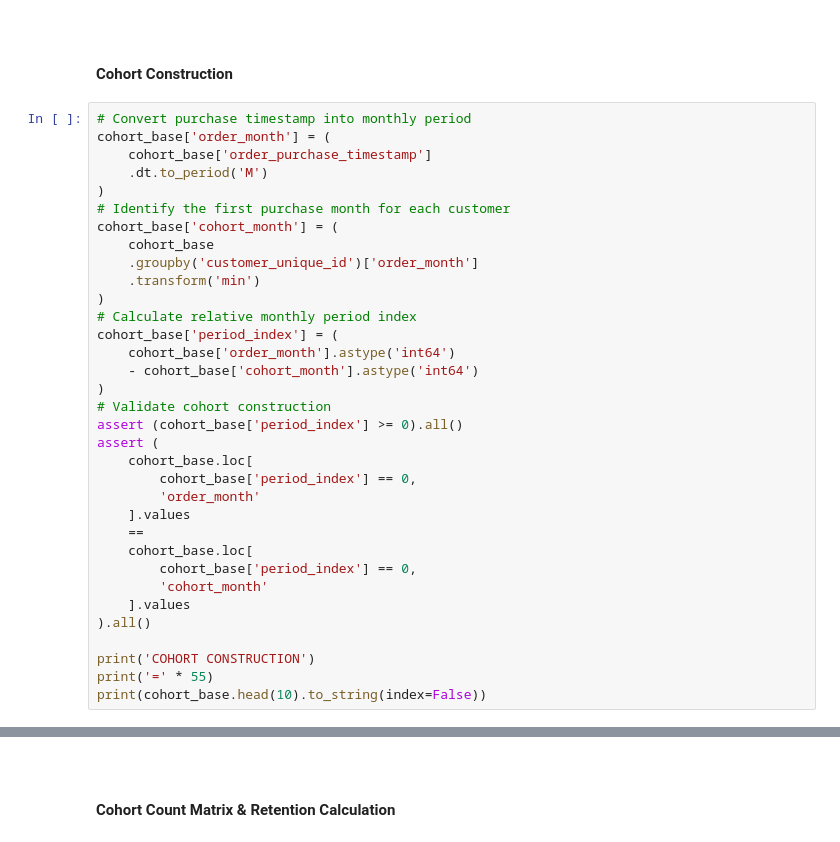
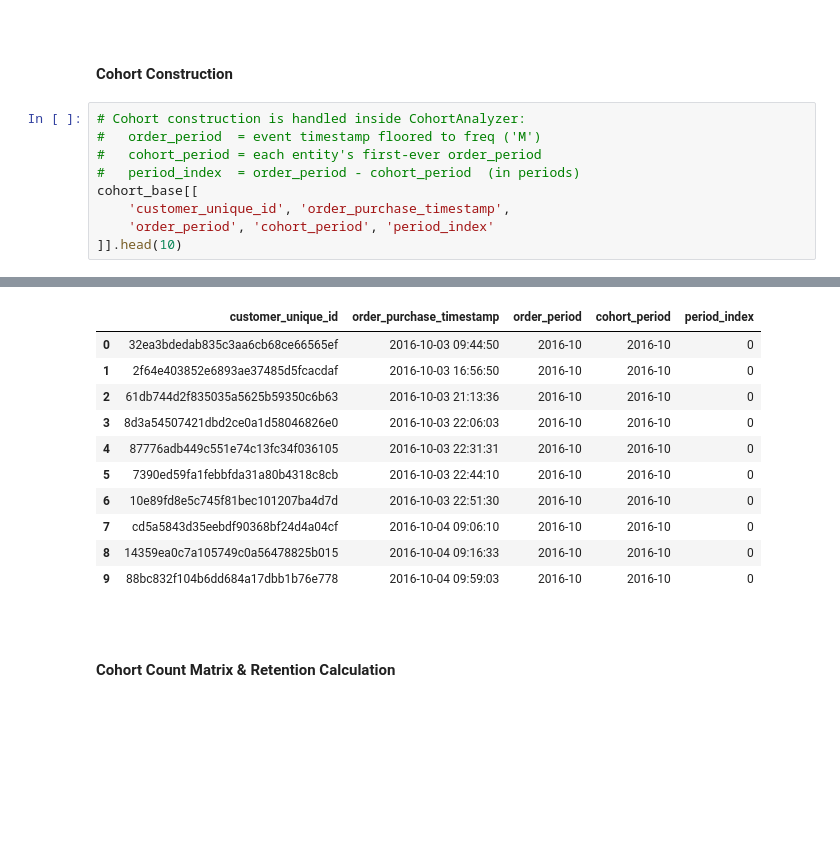
Before and after one commit to tommyalba/data_analysis_project-dicoding, a Jupyter notebook: notebook.ipynb, the cells around one changed output, grey strips where cells are left out. Drawn from its saved outputs; the diff is of its cells as text; blank space fills up the shorter version.

```diff
--- a/notebook.ipynb
+++ b/notebook.ipynb
@@ -1860,37 +1813,12 @@ Missing values  : 0
 
 #### Cohort Construction
 # %%
-# Convert purchase timestamp into monthly period
-cohort_base['order_month'] = (
-    cohort_base['order_purchase_timestamp']
-    .dt.to_period('M')
-)
-# Identify the first purchase month for each customer
-cohort_base['cohort_month'] = (
-    cohort_base
-    .groupby('customer_unique_id')['order_month']
-    .transform('min')
-)
-# Calculate relative monthly period index
-cohort_base['period_index'] = (
-    cohort_base['order_month'].astype('int64')
-    - cohort_base['cohort_month'].astype('int64')
-)
-# Validate cohort construction
-assert (cohort_base['period_index'] >= 0).all()
-assert (
-    cohort_base.loc[
-        cohort_base['period_index'] == 0,
-        'order_month'
-    ].values
-    ==
-    cohort_base.loc[
-        cohort_base['period_index'] == 0,
-        'cohort_month'
-    ].values
-).all()
-
-print('COHORT CONSTRUCTION')
-print('=' * 55)
-print(cohort_base.head(10).to_string(index=False))
+# Cohort construction is handled inside CohortAnalyzer:
+#   order_period  = event timestamp floored to freq ('M')
+#   cohort_period = each entity's first-ever order_period
+#   period_index  = order_period - cohort_period  (in periods)
+cohort_base[[
+    'customer_unique_id', 'order_purchase_timestamp',
+    'order_period', 'cohort_period', 'period_index'
+]].head(10)
 # %% [output]
@@ -1910,3 +1825,14 @@ ed8c7b1b3eb256c70ce0c74231e1da88 88bc832f104b6dd684a17dbb1b76e778      2016-10-0
+|  | customer_unique_id | order_purchase_timestamp | order_period | cohort_period | period_index |
+| 0 | 32ea3bdedab835c3aa6cb68ce66565ef | 2016-10-03 09:44:50 | 2016-10 | 2016-10 | 0 |
+| 1 | 2f64e403852e6893ae37485d5fcacdaf | 2016-10-03 16:56:50 | 2016-10 | 2016-10 | 0 |
+| 2 | 61db744d2f835035a5625b59350c6b63 | 2016-10-03 21:13:36 | 2016-10 | 2016-10 | 0 |
+| 3 | 8d3a54507421dbd2ce0a1d58046826e0 | 2016-10-03 22:06:03 | 2016-10 | 2016-10 | 0 |
+| 4 | 87776adb449c551e74c13fc34f036105 | 2016-10-03 22:31:31 | 2016-10 | 2016-10 | 0 |
+| 5 | 7390ed59fa1febbfda31a80b4318c8cb | 2016-10-03 22:44:10 | 2016-10 | 2016-10 | 0 |
+| 6 | 10e89fd8e5c745f81bec101207ba4d7d | 2016-10-03 22:51:30 | 2016-10 | 2016-10 | 0 |
+| 7 | cd5a5843d35eebdf90368bf24d4a04cf | 2016-10-04 09:06:10 | 2016-10 | 2016-10 | 0 |
+| 8 | 14359ea0c7a105749c0a56478825b015 | 2016-10-04 09:16:33 | 2016-10 | 2016-10 | 0 |
+| 9 | 88bc832f104b6dd684a17dbb1b76e778 | 2016-10-04 09:59:03 | 2016-10 | 2016-10 | 0 |
 # %% [markdown]
 <br>
 
```
Also changed, not shown: parts of 10 cells of this notebook, 3 other files.
